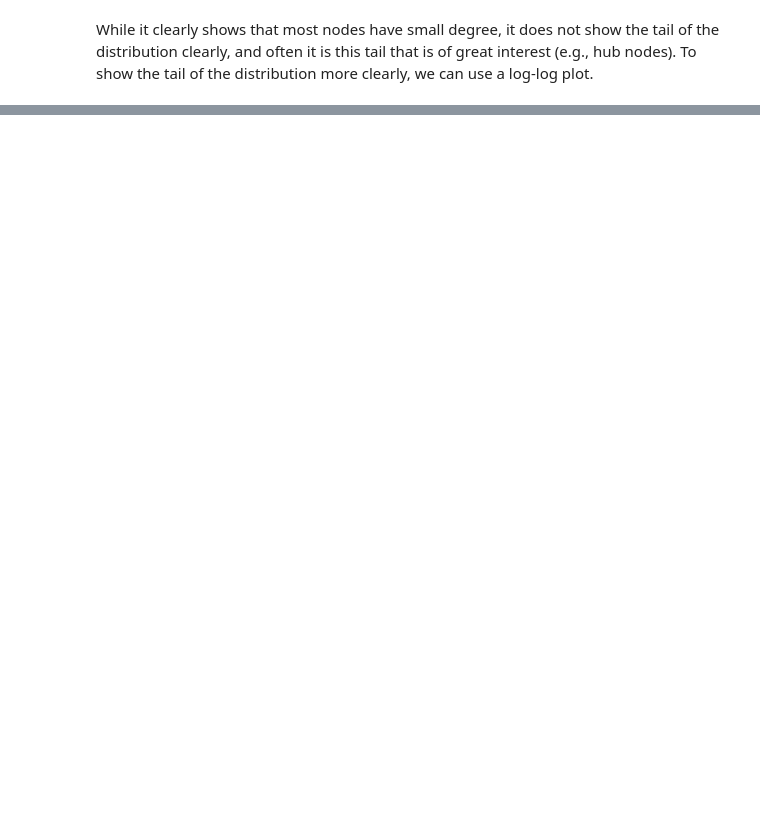
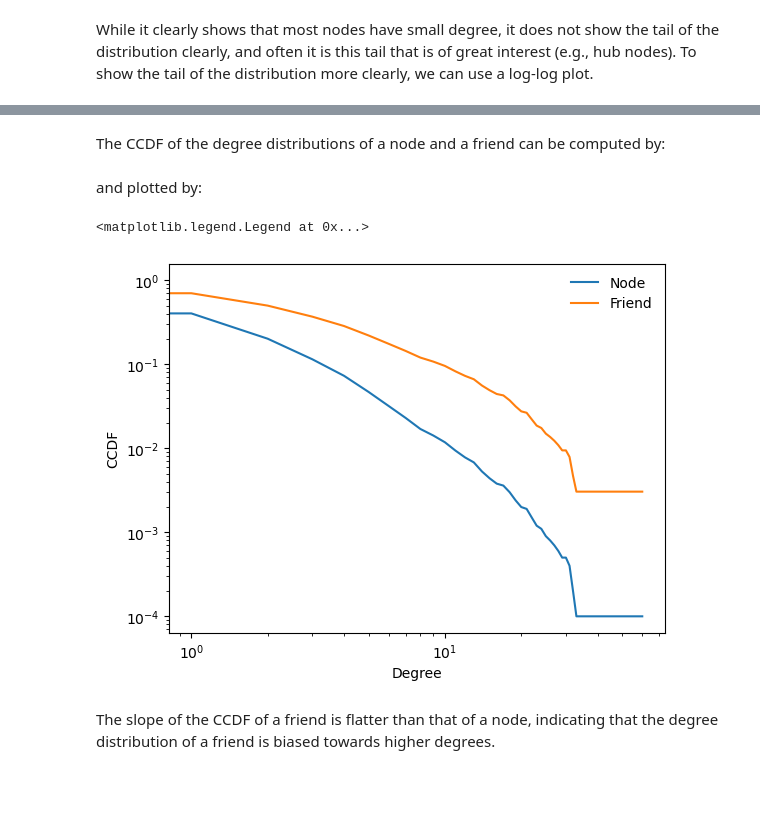
Before and after one commit to skojaku/adv-net-sci, a Jupyter notebook: _sources/m04-friendship-paradox/degree-distribution.ipynb, the cells around one changed output, grey strips where cells are left out. Cells and saved outputs as stored; diff of their text form; code cells hidden in the pictures; blank space fills up the shorter version.

````diff
--- a/_sources/m04-friendship-paradox/degree-distribution.ipynb
+++ b/_sources/m04-friendship-paradox/degree-distribution.ipynb
@@ -182,0 +252,3 @@ In sum, the CCDF in a log-log plot provides a convenient visual summary of the d
+# %%
+from scipy import sparse
+src, trg, _ = sparse.find(A)
@@ -182,0 +262,30 @@ In sum, the CCDF in a log-log plot provides a convenient visual summary of the d
+# %%
+deg_friend = deg[src]
+p_deg_friend = np.bincount(deg_friend) / len(deg_friend)
+# %% [markdown]
+The CCDF of the degree distributions of a node and a friend can be computed by:
+# %%
+ccdf_deg = 1 - np.cumsum(p_deg)[:-1]
+ccdf_deg_friend = 1 - np.cumsum(p_deg_friend)[:-1]
+# %% [markdown]
+and plotted by:
+# %%
+import seaborn as sns
+import matplotlib.pyplot as plt
+
+
+ax = sns.lineplot(x=np.arange(len(ccdf_deg)), y=ccdf_deg, label='Node')
+ax = sns.lineplot(x=np.arange(len(ccdf_deg)), y=ccdf_deg_friend, label='Friend', ax = ax)
+ax.set_xscale('log')
+ax.set_yscale('log')
+ax.set_xlabel('Degree')
+ax.set_ylabel('CCDF')
+ax.legend(frameon = False)
+# %% [output]
+<matplotlib.legend.Legend at 0x...>
+[figure, added]
+# %% [markdown]
+The slope of the CCDF of a friend is flatter than that of a node, indicating that the degree distribution of a friend is biased towards higher degrees.
+
+```{footbibliography}
+```
````
Also changed, not shown: parts of 9 cells of this notebook, 12 other files.
